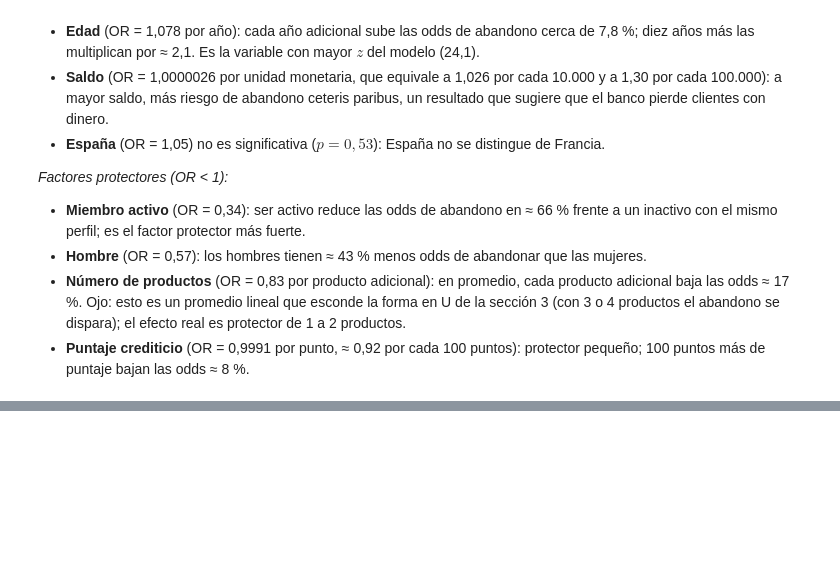
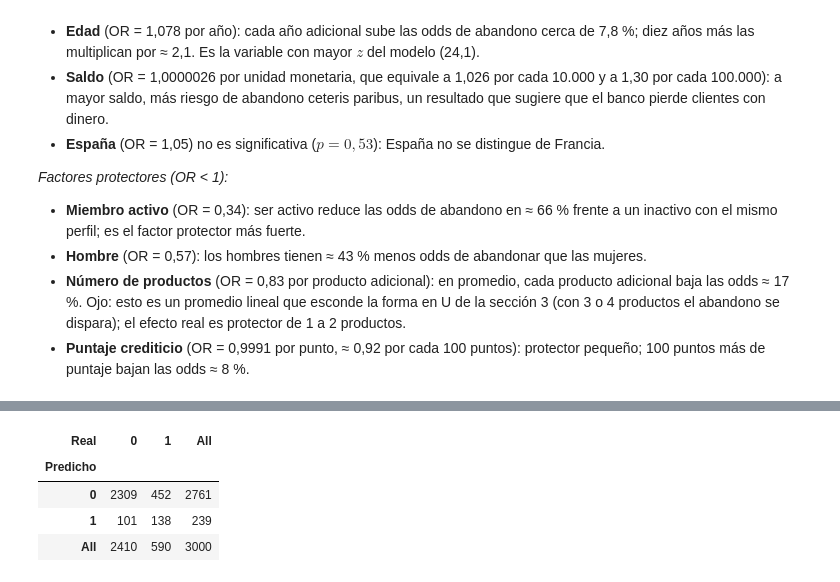
Before and after one commit to Slgxhannel/taller-abandono-producto-20262-Loaiza-Rojas, a Jupyter notebook: Taller_Abandono_Producto_Financiero_Santiago_Loaiza_Leonardo_Rojas.ipynb, the cells around one changed output, grey strips where cells are left out. Drawn from its saved outputs; the diff is of its cells as text; code cells hidden in the pictures; blank space fills up the shorter version.

```diff
--- a/Taller_Abandono_Producto_Financiero_Santiago_Loaiza_Leonardo_Rojas.ipynb
+++ b/Taller_Abandono_Producto_Financiero_Santiago_Loaiza_Leonardo_Rojas.ipynb
@@ -912,0 +947,9 @@ Mirando cada una en fit6: **`tiene_tarjeta`** no paga su puesto ($p = 0{,}965$,
+# %%
+pred = np.where(probs > 0.5, 1, 0)
+pd.crosstab(pred, Test_Data["abandono"], rownames=["Predicho"], colnames=["Real"], margins=True)
+# %% [output]
+| Real | 0 | 1 | All |
+| Predicho |  |  |  |
+| 0 | 2309 | 452 | 2761 |
+| 1 | 101 | 138 | 239 |
+| All | 2410 | 590 | 3000 |
```
Also changed, not shown: parts of 7 cells of this notebook.
